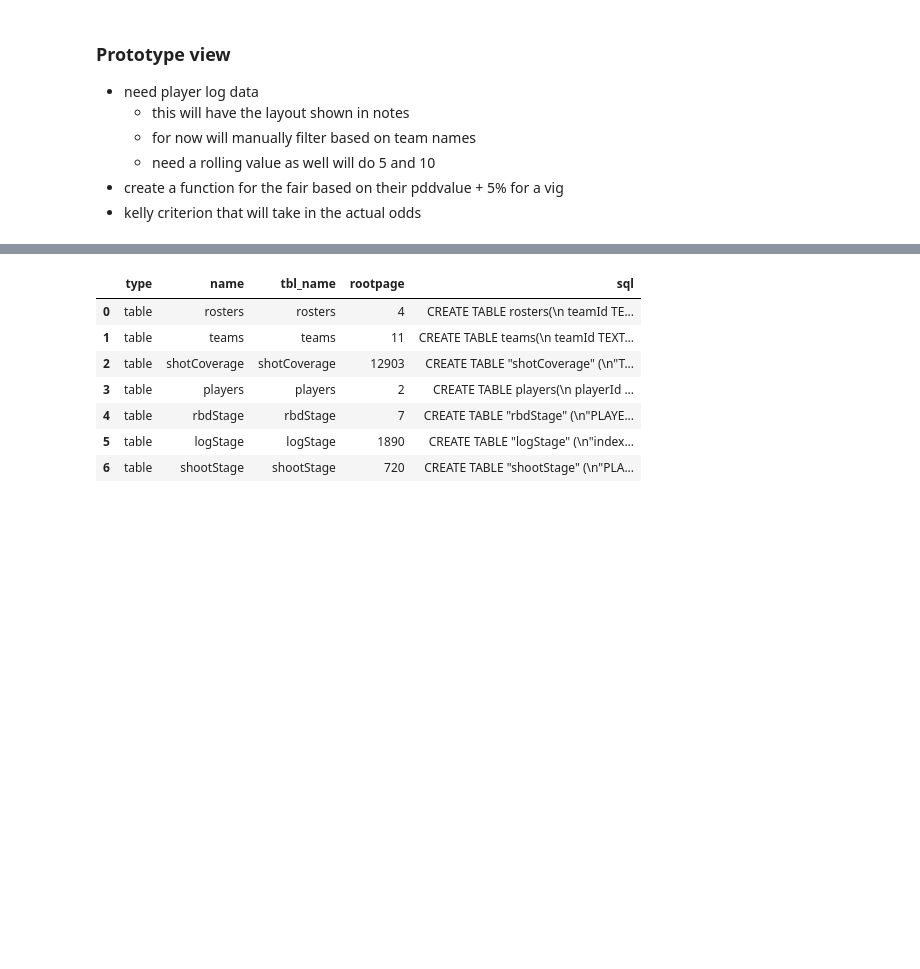
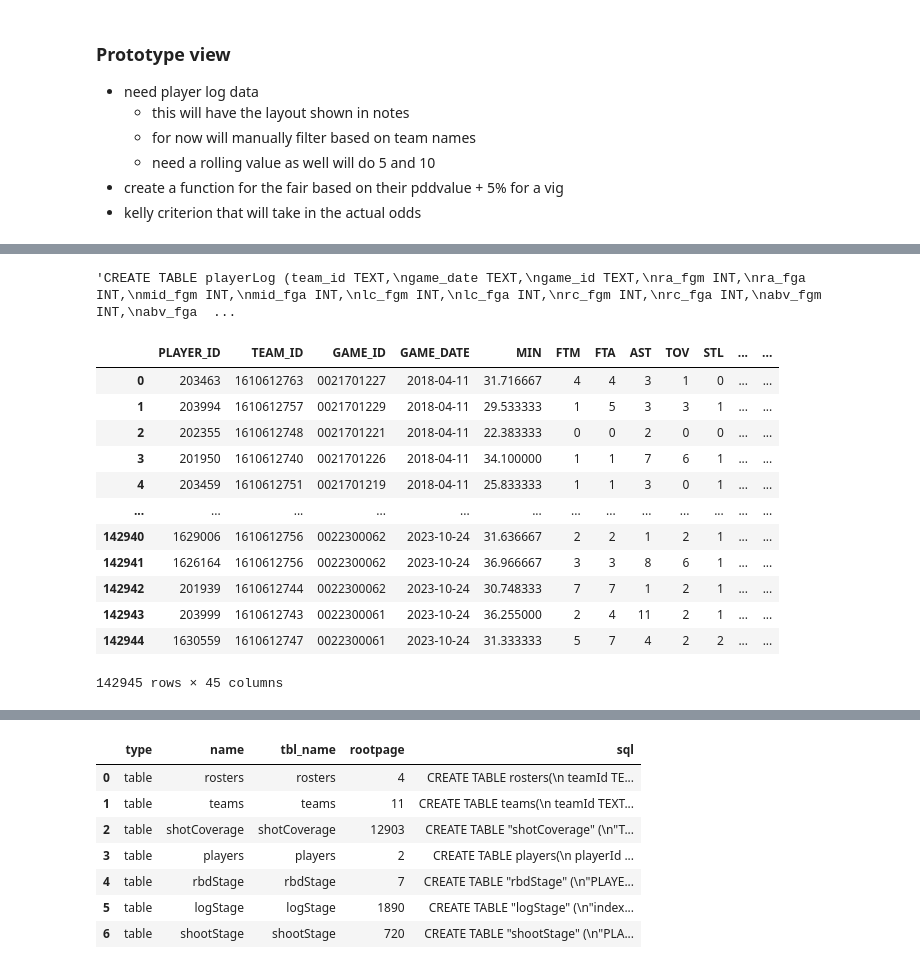
Before and after one commit to eac521/bets, a Jupyter notebook: NBAscrape.ipynb, the cells around one changed output, grey strips where cells are left out. Saved outputs shown, nothing was run; the diff lists cells and outputs as text; code cells hidden in the pictures; blank space fills up the shorter version.

Commit message:
Database had staging tables removed, now really a team fact and player fact table with three dim tables.  Updated functions and in middle of creating update player table function

```diff
--- a/NBAscrape.ipynb
+++ b/NBAscrape.ipynb
@@ -868,0 +814,5 @@ OperationalError: near "team_id": syntax error
+# %%
+ply = pd.read_sql('''SELECT *
+                    FROM logStage log
+                    inner join rbdStage rbd on log.PLAYER_ID = rbd.PLAYER_ID and log.GAME_ID = rbd.GAME_ID
+                    inner join shootStage sht on log.PLAYER_ID = sht.PLAYER_ID and log.GAME_ID = sht.GAME_ID''',nba.conn)
@@ -868,0 +827,26 @@ OperationalError: near "team_id": syntax error
+# %%
+create_sql_script('playerLog',pcols)
+# %% [output]
+'CREATE TABLE playerLog (team_id TEXT,\ngame_date TEXT,\ngame_id TEXT,\nra_fgm INT,\nra_fga INT,\nmid_fgm INT,\nmid_fga INT,\nlc_fgm INT,\nlc_fga INT,\nrc_fgm INT,\nrc_fga INT,\nabv_fgm INT,\nabv_fga  ...
+# %%
+plyCols = [ct for ct,col in  enumerate(ply.columns) if (col not in ply.columns[:ct-1]) & (col!='SEASON_YEAR')]
+# %%
+ply = ply.iloc[:,plyCols]
+# %%
+ply.GAME_DATE = [x[:10] for x in ply.GAME_DATE]
+# %%
+ply.columns = pcols
+# %% [output]
+|  | PLAYER_ID | TEAM_ID | GAME_ID | GAME_DATE | MIN | FTM | FTA | AST | TOV | STL | ... | ... |
+| 0 | 203463 | 1610612763 | 0021701227 | 2018-04-11 | 31.716667 | 4 | 4 | 3 | 1 | 0 | ... | ... |
+| 1 | 203994 | 1610612757 | 0021701229 | 2018-04-11 | 29.533333 | 1 | 5 | 3 | 3 | 1 | ... | ... |
+| 2 | 202355 | 1610612748 | 0021701221 | 2018-04-11 | 22.383333 | 0 | 0 | 2 | 0 | 0 | ... | ... |
+| 3 | 201950 | 1610612740 | 0021701226 | 2018-04-11 | 34.100000 | 1 | 1 | 7 | 6 | 1 | ... | ... |
+| 4 | 203459 | 1610612751 | 0021701219 | 2018-04-11 | 25.833333 | 1 | 1 | 3 | 0 | 1 | ... | ... |
+| ... | ... | ... | ... | ... | ... | ... | ... | ... | ... | ... | ... | ... |
+| 142940 | 1629006 | 1610612756 | 0022300062 | 2023-10-24 | 31.636667 | 2 | 2 | 1 | 2 | 1 | ... | ... |
+| 142941 | 1626164 | 1610612756 | 0022300062 | 2023-10-24 | 36.966667 | 3 | 3 | 8 | 6 | 1 | ... | ... |
+| 142942 | 201939 | 1610612744 | 0022300062 | 2023-10-24 | 30.748333 | 7 | 7 | 1 | 2 | 1 | ... | ... |
+| 142943 | 203999 | 1610612743 | 0022300061 | 2023-10-24 | 36.255000 | 2 | 4 | 11 | 2 | 1 | ... | ... |
+| 142944 | 1630559 | 1610612747 | 0022300061 | 2023-10-24 | 31.333333 | 5 | 7 | 4 | 2 | 2 | ... | ... |
+142945 rows × 45 columns
```
Also changed, not shown: parts of 30 cells of this notebook, 4 other files.
